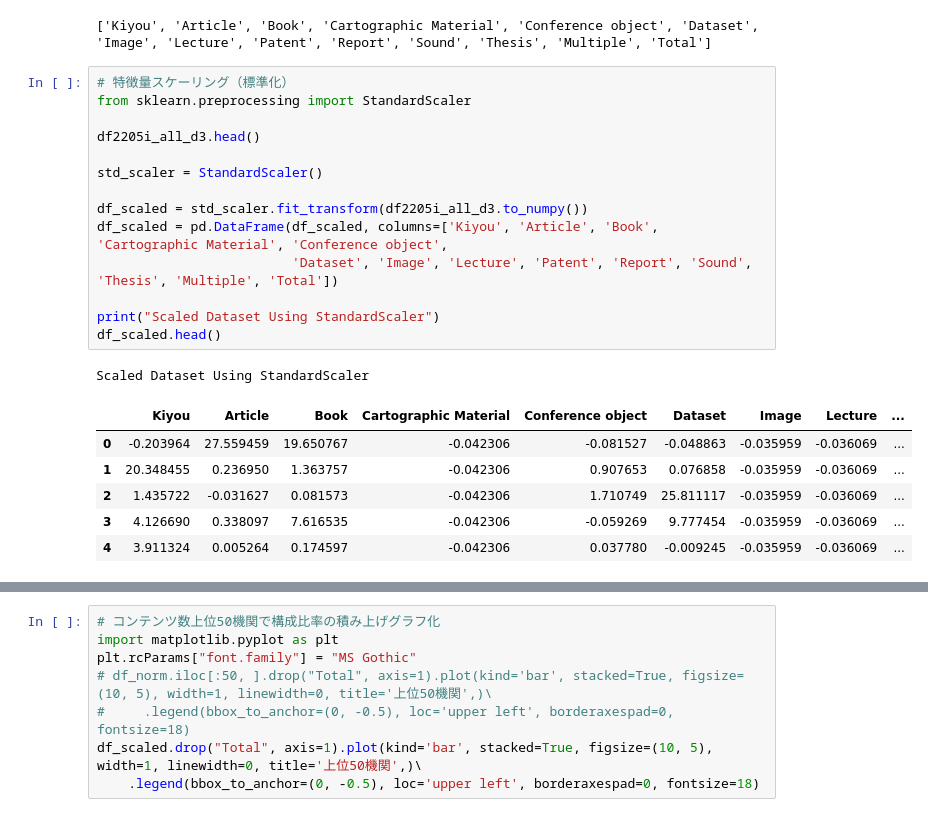
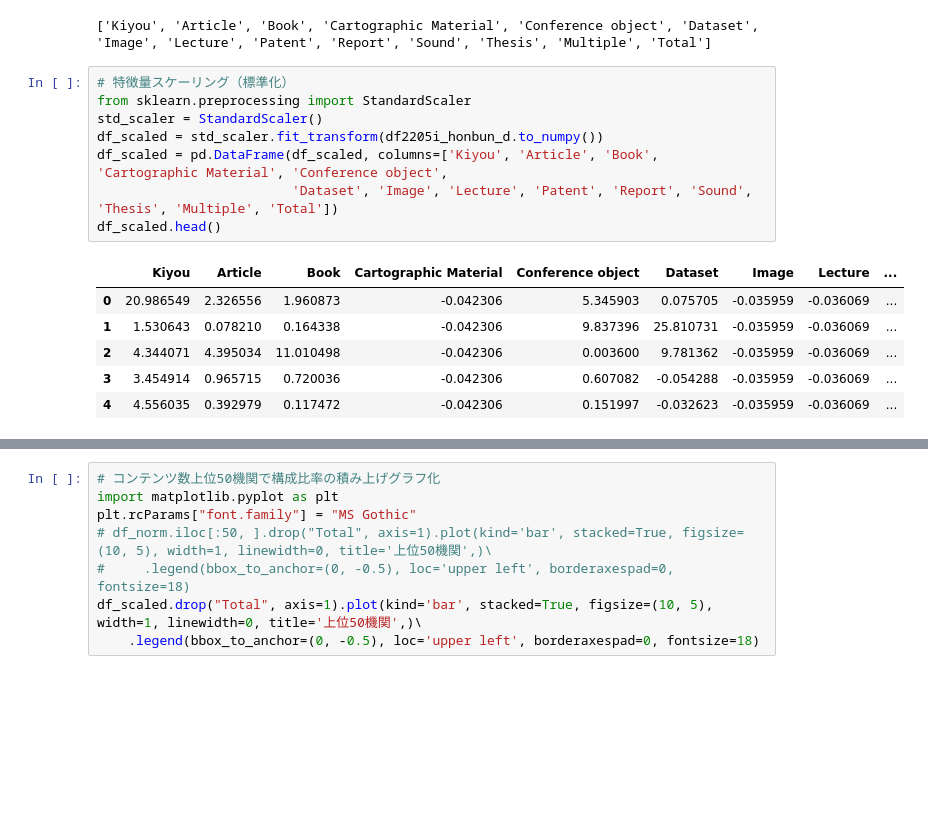
Before and after one commit to wonox/irdbscraping, a Jupyter notebook: irdb.ipynb, the cells around one changed output, grey strips where cells are left out. Saved outputs shown, nothing was run; the diff lists cells and outputs as text; blank space fills up the shorter version.

```diff
--- a/irdb.ipynb
+++ b/irdb.ipynb
@@ -286,22 +452,15 @@ print(df2205i_all_d3.columns.to_list())
 # %%
 # 特徴量スケーリング（標準化）
 from sklearn.preprocessing import StandardScaler
-
-df2205i_all_d3.head()
-
 std_scaler = StandardScaler()
-
-df_scaled = std_scaler.fit_transform(df2205i_all_d3.to_numpy())
+df_scaled = std_scaler.fit_transform(df2205i_honbun_d.to_numpy())
 df_scaled = pd.DataFrame(df_scaled, columns=['Kiyou', 'Article', 'Book', 'Cartographic Material', 'Conference object',
                          'Dataset', 'Image', 'Lecture', 'Patent', 'Report', 'Sound', 'Thesis', 'Multiple', 'Total'])
-
-print("Scaled Dataset Using StandardScaler")
 df_scaled.head()
 # %% [output]
-Scaled Dataset Using StandardScaler
 |  | Kiyou | Article | Book | Cartographic Material | Conference object | Dataset | Image | Lecture | ... |
-| 0 | -0.203964 | 27.559459 | 19.650767 | -0.042306 | -0.081527 | -0.048863 | -0.035959 | -0.036069 | ... |
-| 1 | 20.348455 | 0.236950 | 1.363757 | -0.042306 | 0.907653 | 0.076858 | -0.035959 | -0.036069 | ... |
-| 2 | 1.435722 | -0.031627 | 0.081573 | -0.042306 | 1.710749 | 25.811117 | -0.035959 | -0.036069 | ... |
-| 3 | 4.126690 | 0.338097 | 7.616535 | -0.042306 | -0.059269 | 9.777454 | -0.035959 | -0.036069 | ... |
-| 4 | 3.911324 | 0.005264 | 0.174597 | -0.042306 | 0.037780 | -0.009245 | -0.035959 | -0.036069 | ... |
+| 0 | 20.986549 | 2.326556 | 1.960873 | -0.042306 | 5.345903 | 0.075705 | -0.035959 | -0.036069 | ... |
+| 1 | 1.530643 | 0.078210 | 0.164338 | -0.042306 | 9.837396 | 25.810731 | -0.035959 | -0.036069 | ... |
+| 2 | 4.344071 | 4.395034 | 11.010498 | -0.042306 | 0.003600 | 9.781362 | -0.035959 | -0.036069 | ... |
+| 3 | 3.454914 | 0.965715 | 0.720036 | -0.042306 | 0.607082 | -0.054288 | -0.035959 | -0.036069 | ... |
+| 4 | 4.556035 | 0.392979 | 0.117472 | -0.042306 | 0.151997 | -0.032623 | -0.035959 | -0.036069 | ... |
```
Also changed, not shown: parts of 18 cells of this notebook.
